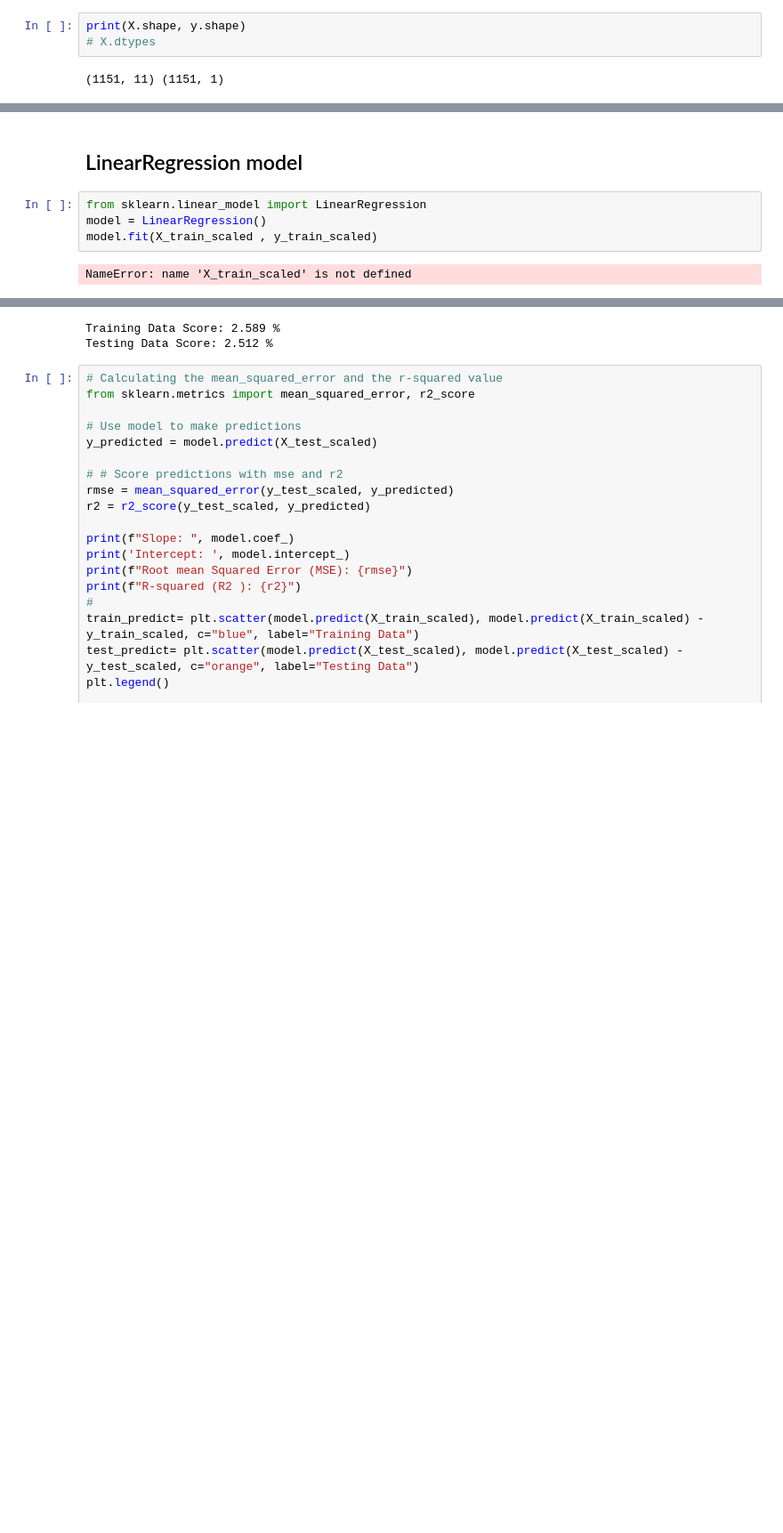
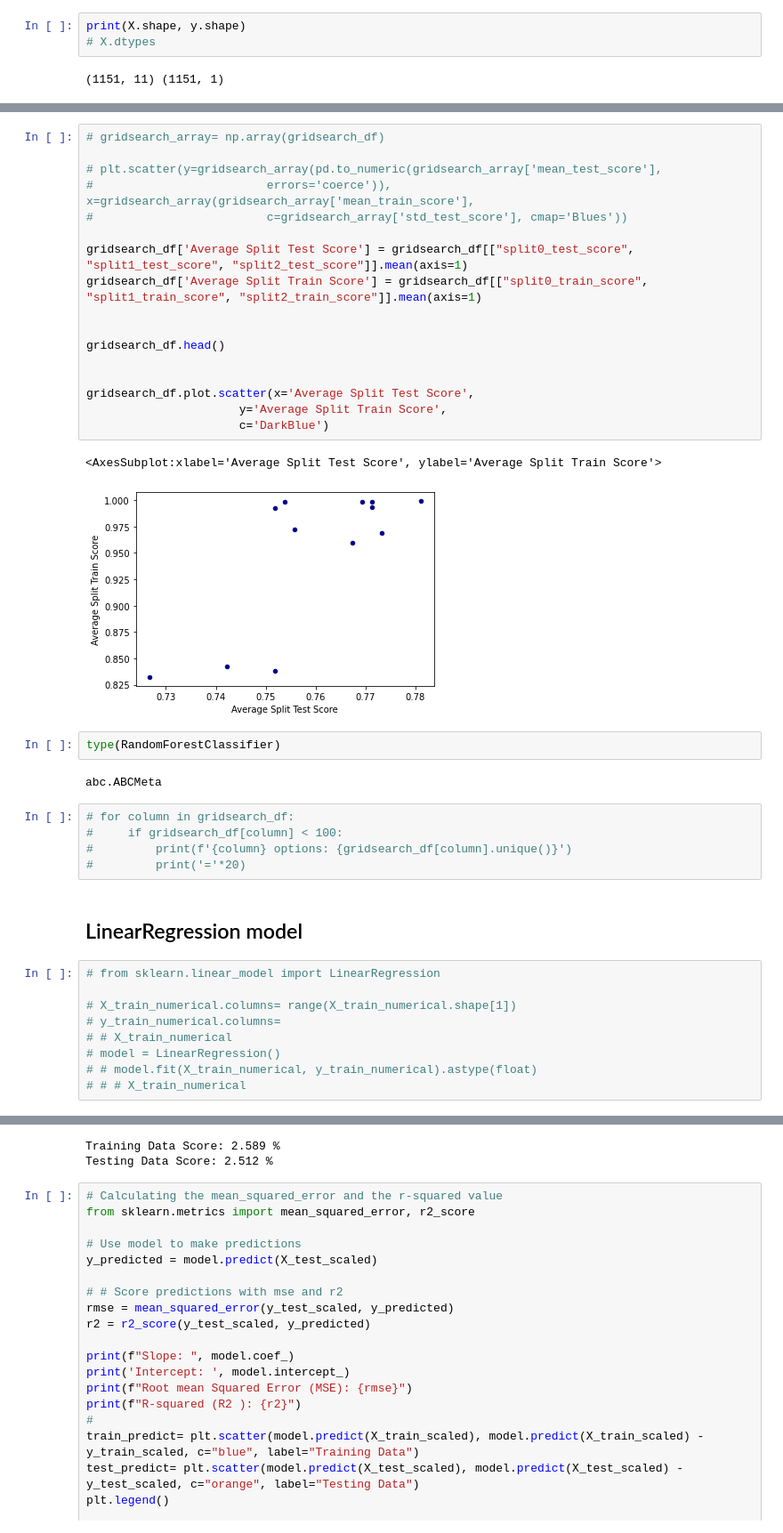
Before and after one commit to benwbarr/Transplant_Project, a Jupyter notebook: machine_learning/correct_survival.ipynb, the cells around one changed output, grey strips where cells are left out. Shown at 89% size. Cells and saved outputs as stored; diff of their text form; blank space fills up the shorter version.

```diff
--- a/machine_learning/correct_survival.ipynb
+++ b/machine_learning/correct_survival.ipynb
@@ -350,9 +395,41 @@ clf.score(X_test, y_test)
+# %%
+# gridsearch_array= np.array(gridsearch_df)
+
+# plt.scatter(y=gridsearch_array(pd.to_numeric(gridsearch_array['mean_test_score'],
+#                         errors='coerce')), x=gridsearch_array(gridsearch_array['mean_train_score'],
+#                         c=gridsearch_array['std_test_score'], cmap='Blues'))
+
+gridsearch_df['Average Split Test Score'] = gridsearch_df[["split0_test_score", "split1_test_score", "split2_test_score"]].mean(axis=1)
+gridsearch_df['Average Split Train Score'] = gridsearch_df[["split0_train_score", "split1_train_score", "split2_train_score"]].mean(axis=1)
+
+
+gridsearch_df.head()
+
+
+gridsearch_df.plot.scatter(x='Average Split Test Score',
+                      y='Average Split Train Score',
+                      c='DarkBlue')
+# %% [output]
+<AxesSubplot:xlabel='Average Split Test Score', ylabel='Average Split Train Score'>
+[figure, added]
+# %%
+type(RandomForestClassifier)
+# %% [output]
+abc.ABCMeta
+# %%
+# for column in gridsearch_df:
+#     if gridsearch_df[column] < 100:
+#         print(f'{column} options: {gridsearch_df[column].unique()}')
+#         print('='*20)
 # %% [markdown]
 ## LinearRegression model
 # %%
-from sklearn.linear_model import LinearRegression
-model = LinearRegression()
-model.fit(X_train_scaled , y_train_scaled)
+# from sklearn.linear_model import LinearRegression
+
+# X_train_numerical.columns= range(X_train_numerical.shape[1])
+# y_train_numerical.columns=
+# # X_train_numerical
+# model = LinearRegression()
+# # model.fit(X_train_numerical, y_train_numerical).astype(float)
+# # # X_train_numerical
-# %% [output]
-NameError: name 'X_train_scaled' is not defined
 # %%
```
Also changed, not shown: parts of 25 cells of this notebook, 2 other files.
